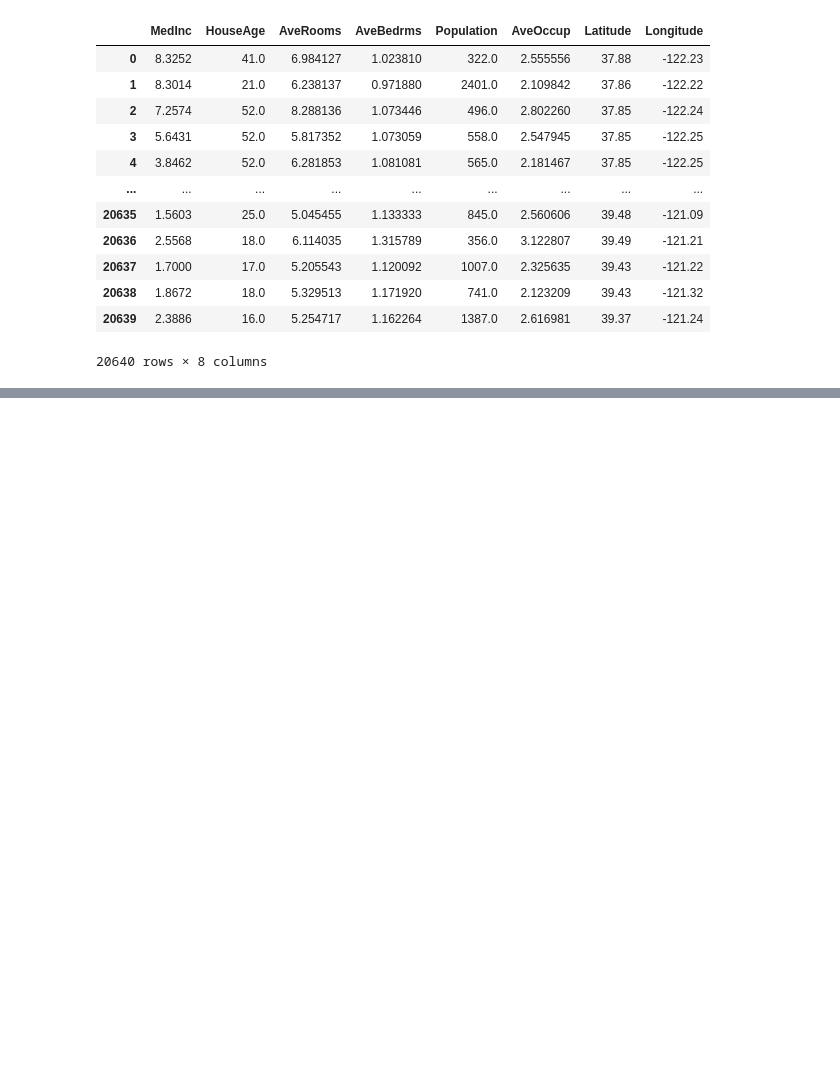
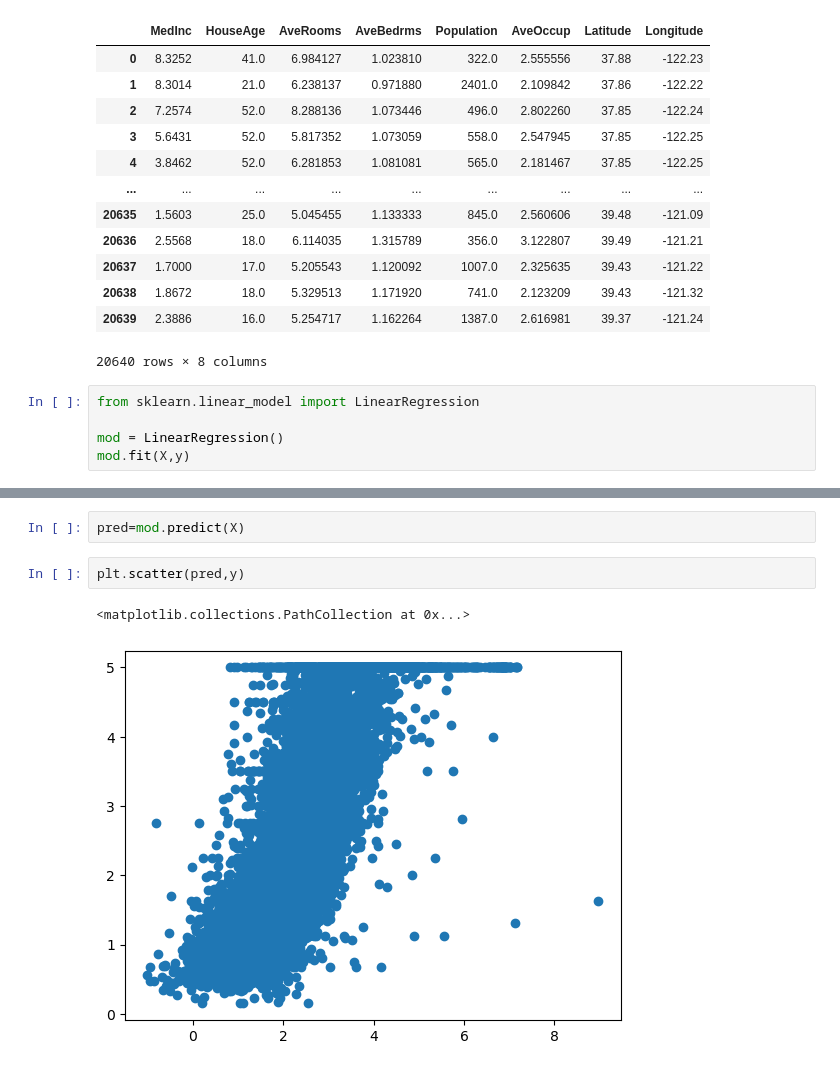
Before and after one commit to PugazhendhiRathinasabapathy/ML_Practice_Zone, a Jupyter notebook: CoursePractice.ipynb, the cells around one changed output, grey strips where cells are left out. Saved outputs shown, nothing was run; the diff lists cells and outputs as text; blank space fills up the shorter version.

Commit message:
Model_Building

```diff
--- a/CoursePractice.ipynb
+++ b/CoursePractice.ipynb
@@ -98,3 +96,8 @@ X
 | 20638 | 1.8672 | 18.0 | 5.329513 | 1.171920 | 741.0 | 2.123209 | 39.43 | -121.32 |
 | 20639 | 2.3886 | 16.0 | 5.254717 | 1.162264 | 1387.0 | 2.616981 | 39.37 | -121.24 |
 20640 rows × 8 columns
+# %%
+from sklearn.linear_model import LinearRegression
+
+mod = LinearRegression()
+mod.fit(X,y)
@@ -100,0 +125,7 @@ X
+# %%
+pred=mod.predict(X)
+# %%
+plt.scatter(pred,y)
+# %% [output]
+<matplotlib.collections.PathCollection at 0x...>
+[figure, added]
```
Also changed, not shown: parts of 4 cells of this notebook.
